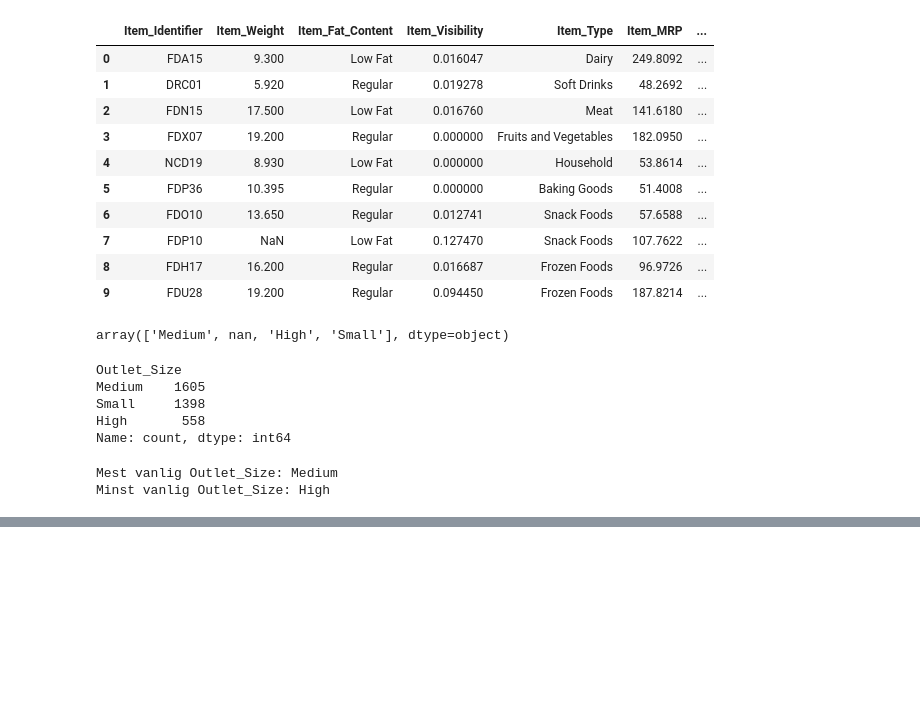
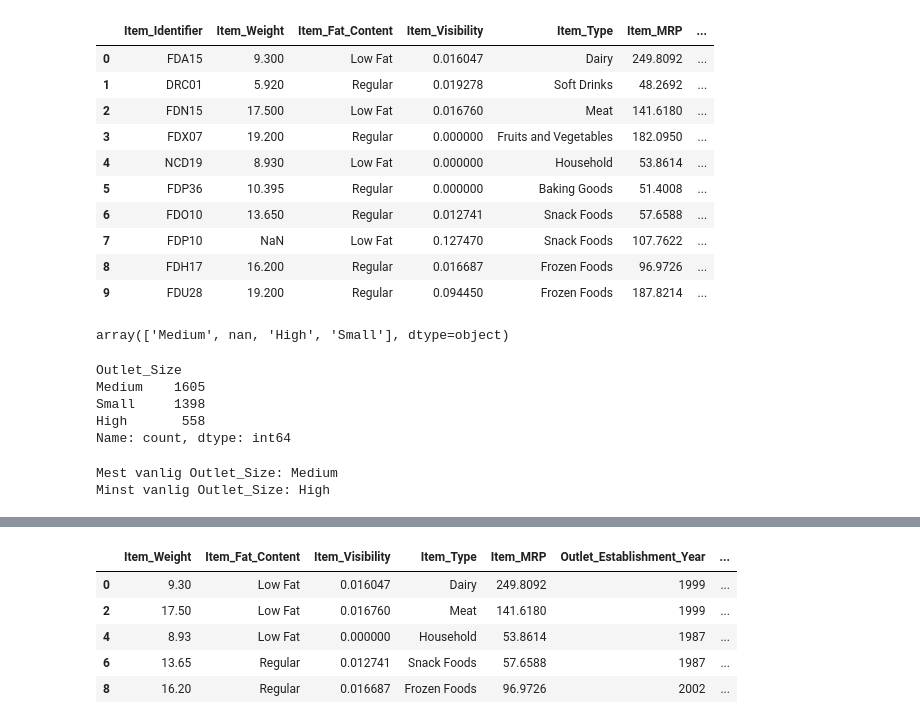
Before and after one commit to muadi6063/Oblig-assignment-AI, a Jupyter notebook: AI/Oppgave.ipynb, the cells around one changed output, grey strips where cells are left out. Saved outputs shown, nothing was run; the diff lists cells and outputs as text; code cells hidden in the pictures; blank space fills up the shorter version.

```diff
--- a/AI/Oppgave.ipynb
+++ b/AI/Oppgave.ipynb
@@ -81,0 +108,15 @@ Minst vanlig Outlet_Size: High
+# %%
+#Oppgave 6.1
+# DataFrame for første type
+SupType_1 = Grc_new_df[Grc_new_df['Outlet_Type'] == 'Supermarket Type1']
+
+# DataFrame for andre type
+SupType_2 = Grc_new_df[Grc_new_df['Outlet_Type'] == 'Supermarket Type2']
+SupType_1.head()
+# %% [output]
+|  | Item_Weight | Item_Fat_Content | Item_Visibility | Item_Type | Item_MRP | Outlet_Establishment_Year | ... |
+| 0 | 9.30 | Low Fat | 0.016047 | Dairy | 249.8092 | 1999 | ... |
+| 2 | 17.50 | Low Fat | 0.016760 | Meat | 141.6180 | 1999 | ... |
+| 4 | 8.93 | Low Fat | 0.000000 | Household | 53.8614 | 1987 | ... |
+| 6 | 13.65 | Regular | 0.012741 | Snack Foods | 57.6588 | 1987 | ... |
+| 8 | 16.20 | Regular | 0.016687 | Frozen Foods | 96.9726 | 2002 | ... |
```
Also changed, not shown: parts of 3 cells of this notebook.
